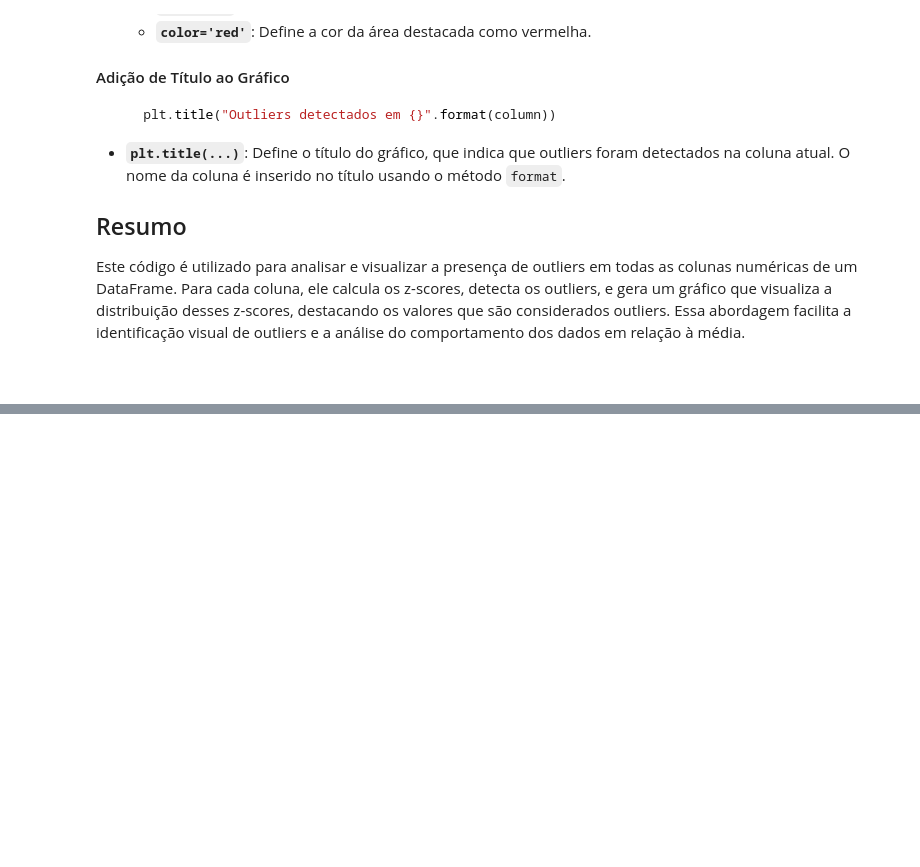
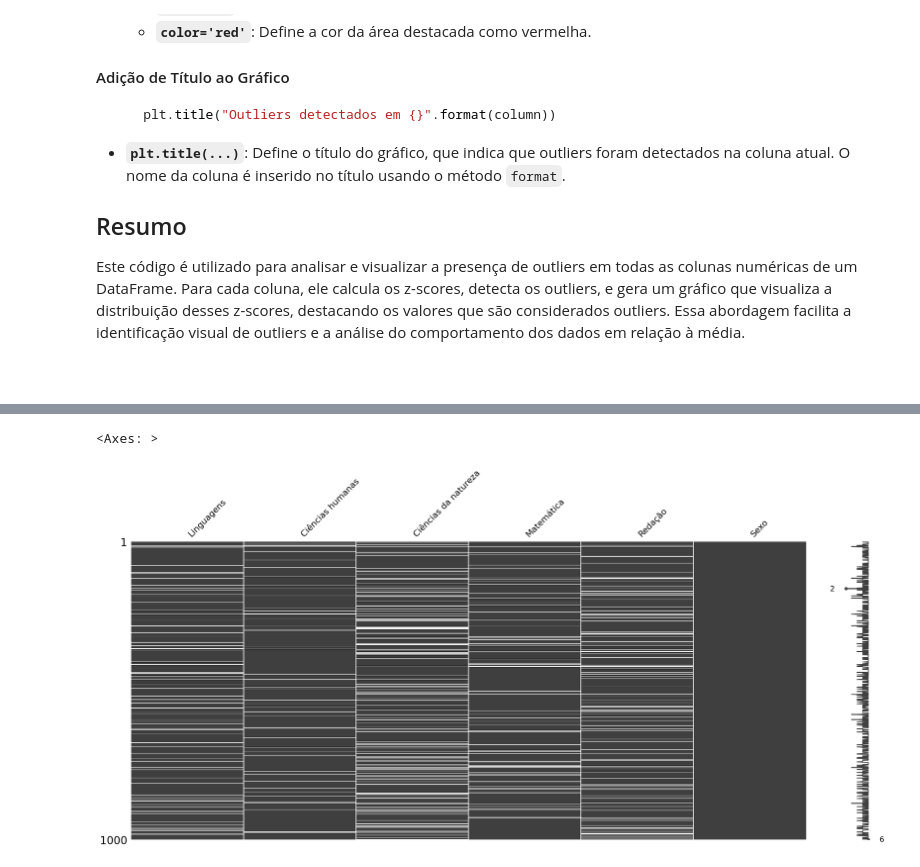
Before and after one commit to naticost/DataAnalytics, a Jupyter notebook: Estastitica/EstudoFrequencia.ipynb, the cells around one changed output, grey strips where cells are left out. Saved outputs shown, nothing was run; the diff lists cells and outputs as text; code cells hidden in the pictures; blank space fills up the shorter version.

```diff
--- a/Estastitica/ExercicioFrequencia.ipynb
+++ b/Estastitica/EstudoFrequencia.ipynb
@@ -442,0 +571,5 @@ Este código é utilizado para analisar e visualizar a presença de outliers em
+# %%
+msno.matrix(df) ## essa visualizacao nos da uma ideia da completude dos dados faltantes
+# %% [output]
+<Axes: >
+[figure, added]
```
Also changed, not shown: parts of 7 cells of this notebook, 1 other file.
